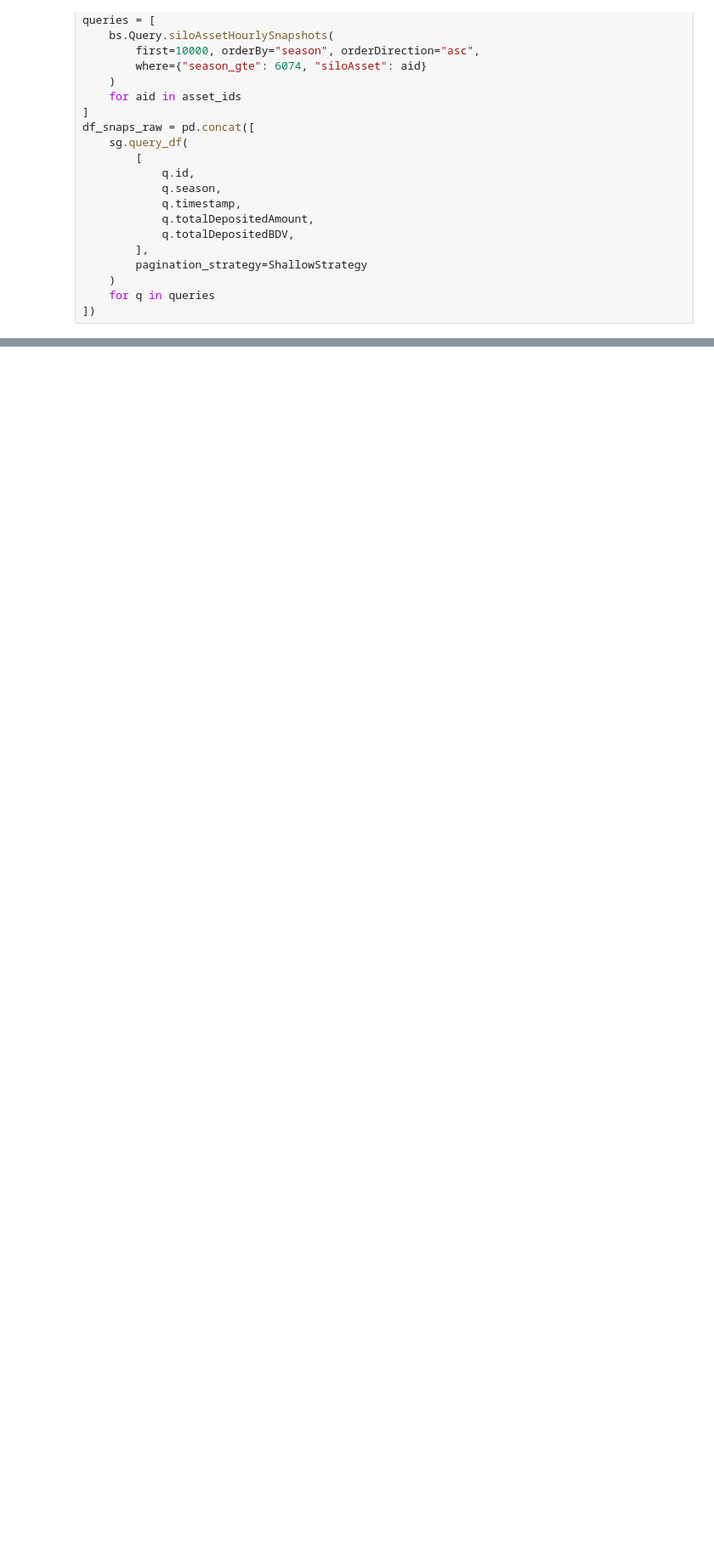
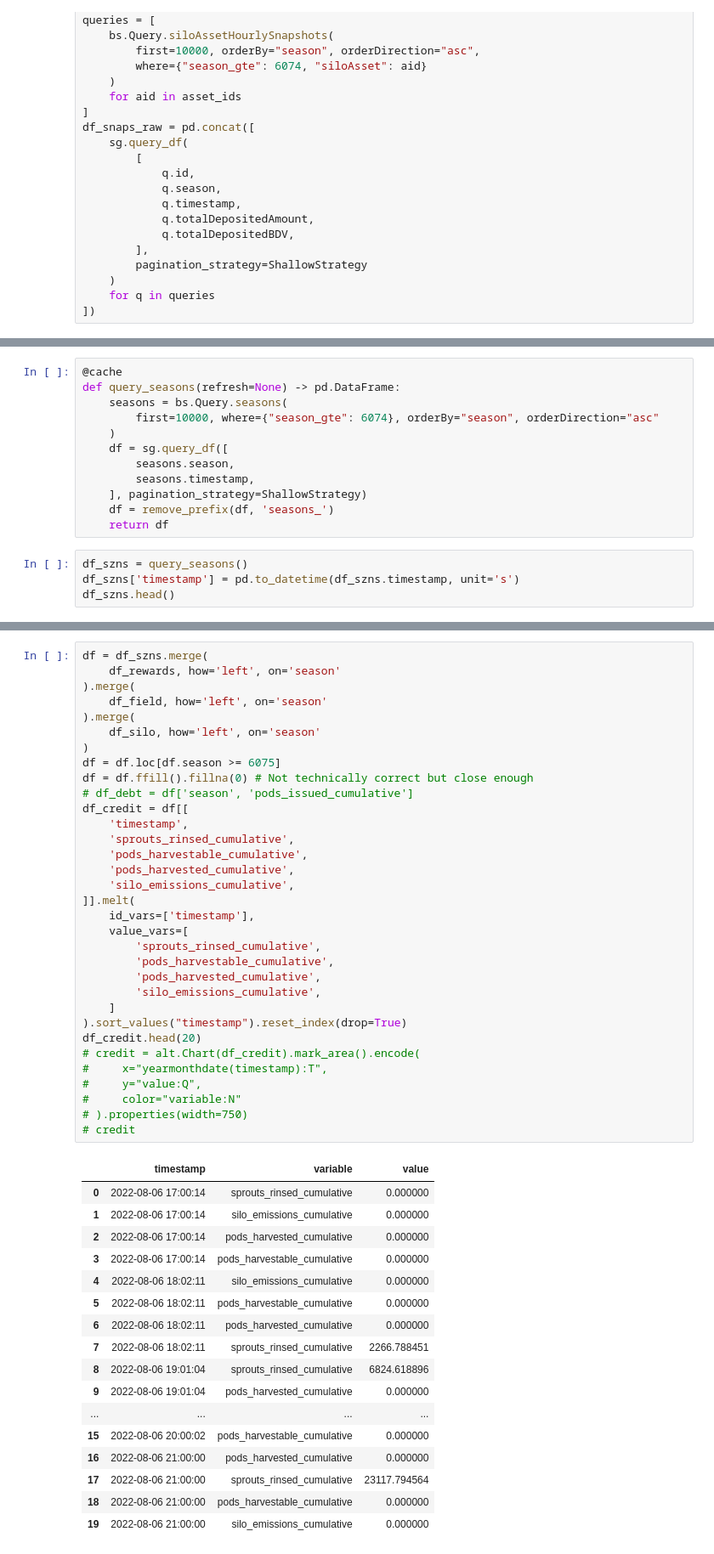
Before and after one commit to BeanstalkFarms/Beanstalk-Analytics, a Jupyter notebook: Silo.ipynb, the cells around one changed output, grey strips where cells are left out. Shown at 85% size. Saved outputs shown, nothing was run; the diff lists cells and outputs as text; blank space fills up the shorter version.

Commit message:
Some work on beanstalk credit profile, breaking down all sources of credit and debit

```diff
--- a/Silo.ipynb
+++ b/Silo.ipynb
@@ -129,0 +263,16 @@ alt.Chart(df_dep).mark_line().encode(
+# %%
+@cache
+def query_seasons(refresh=None) -> pd.DataFrame:
+    seasons = bs.Query.seasons(
+        first=10000, where={"season_gte": 6074}, orderBy="season", orderDirection="asc"
+    )
+    df = sg.query_df([
+        seasons.season,
+        seasons.timestamp,
+    ], pagination_strategy=ShallowStrategy)
+    df = remove_prefix(df, 'seasons_')
+    return df
+# %%
+df_szns = query_seasons()
+df_szns['timestamp'] = pd.to_datetime(df_szns.timestamp, unit='s')
+df_szns.head()
@@ -129,0 +286,51 @@ alt.Chart(df_dep).mark_line().encode(
+# %%
+df = df_szns.merge(
+    df_rewards, how='left', on='season'
+).merge(
+    df_field, how='left', on='season'
+).merge(
+    df_silo, how='left', on='season'
+)
+df = df.loc[df.season >= 6075]
+df = df.ffill().fillna(0) # Not technically correct but close enough
+# df_debt = df['season', 'pods_issued_cumulative']
+df_credit = df[[
+    'timestamp',
+    'sprouts_rinsed_cumulative',
+    'pods_harvestable_cumulative',
+    'pods_harvested_cumulative',
+    'silo_emissions_cumulative',
+]].melt(
+    id_vars=['timestamp'],
+    value_vars=[
+        'sprouts_rinsed_cumulative',
+        'pods_harvestable_cumulative',
+        'pods_harvested_cumulative',
+        'silo_emissions_cumulative',
+    ]
+).sort_values("timestamp").reset_index(drop=True)
+df_credit.head(20)
+# credit = alt.Chart(df_credit).mark_area().encode(
+#     x="yearmonthdate(timestamp):T",
+#     y="value:Q",
+#     color="variable:N"
+# ).properties(width=750)
+# credit
+# %% [output]
+|  | timestamp | variable | value |
+| 0 | 2022-08-06 17:00:14 | sprouts_rinsed_cumulative | 0.000000 |
+| 1 | 2022-08-06 17:00:14 | silo_emissions_cumulative | 0.000000 |
+| 2 | 2022-08-06 17:00:14 | pods_harvested_cumulative | 0.000000 |
+| 3 | 2022-08-06 17:00:14 | pods_harvestable_cumulative | 0.000000 |
+| 4 | 2022-08-06 18:02:11 | silo_emissions_cumulative | 0.000000 |
+| 5 | 2022-08-06 18:02:11 | pods_harvestable_cumulative | 0.000000 |
+| 6 | 2022-08-06 18:02:11 | pods_harvested_cumulative | 0.000000 |
+| 7 | 2022-08-06 18:02:11 | sprouts_rinsed_cumulative | 2266.788451 |
+| 8 | 2022-08-06 19:01:04 | sprouts_rinsed_cumulative | 6824.618896 |
+| 9 | 2022-08-06 19:01:04 | pods_harvested_cumulative | 0.000000 |
+| ... | ... | ... | ... |
+| 15 | 2022-08-06 20:00:02 | pods_harvestable_cumulative | 0.000000 |
+| 16 | 2022-08-06 21:00:00 | pods_harvested_cumulative | 0.000000 |
+| 17 | 2022-08-06 21:00:00 | sprouts_rinsed_cumulative | 23117.794564 |
+| 18 | 2022-08-06 21:00:00 | pods_harvestable_cumulative | 0.000000 |
+| 19 | 2022-08-06 21:00:00 | silo_emissions_cumulative | 0.000000 |
```
Also changed, not shown: parts of 16 cells of this notebook, 2 other files.
